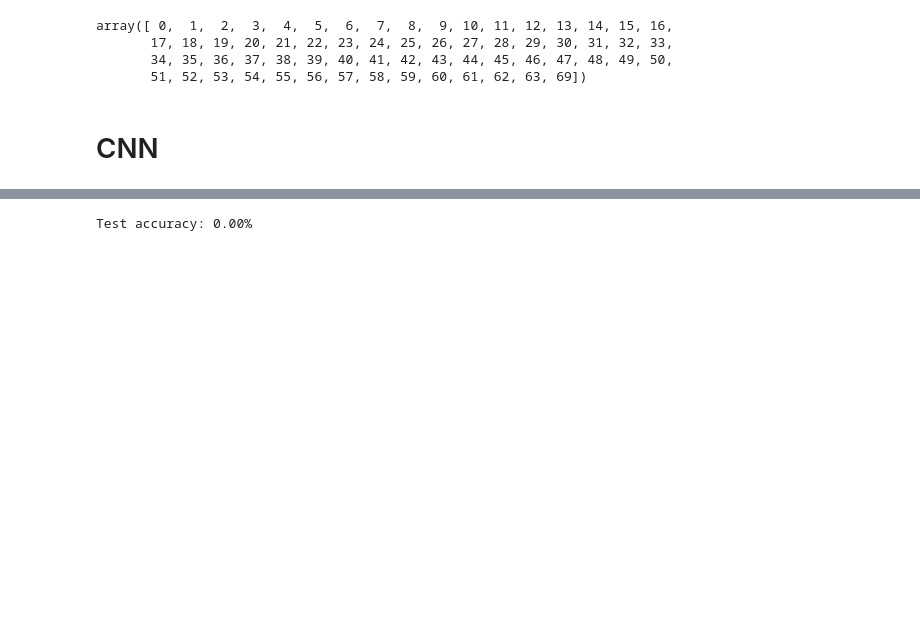
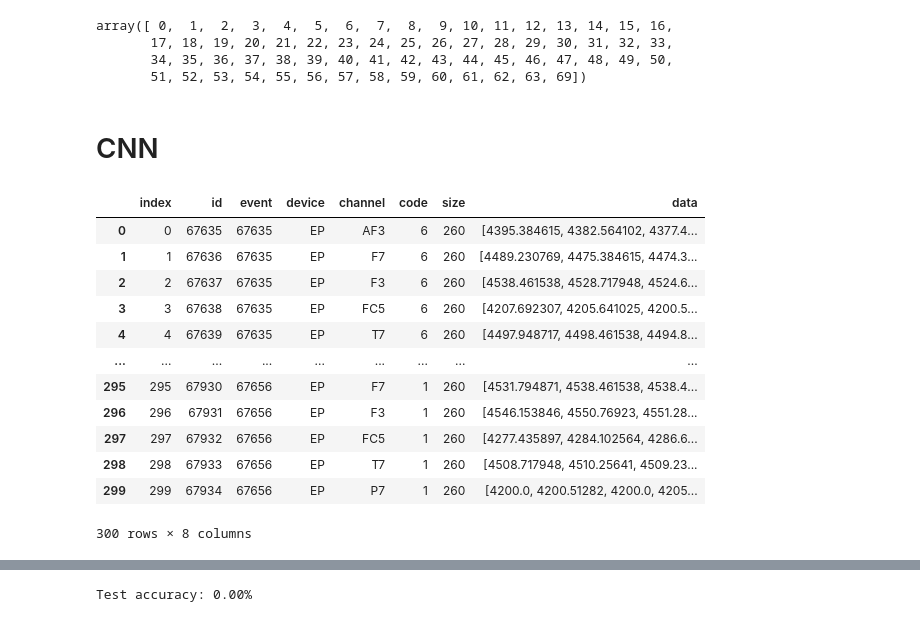
Before and after one commit to IImbryk/NMA_MindBigData, a Jupyter notebook: mnist_for_brain2.ipynb, the cells around one changed output, grey strips where cells are left out. Drawn from its saved outputs; the diff is of its cells as text; code cells hidden in the pictures; blank space fills up the shorter version.

```diff
--- a/mnist_for_brain2.ipynb
+++ b/mnist_for_brain2.ipynb
@@ -540,6 +545,22 @@ X = torch.tensor(df_interpolation['data']).float() # data_EP1.drop(columns=['id'
 
 
 X_train, X_test, y_train, y_test = train_test_split(X, y, shuffle=False, train_size=14*19, test_size=14*2)
+# %%
+df_interpolation
+# %% [output]
+|  | index | id | event | device | channel | code | size | data |
+| 0 | 0 | 67635 | 67635 | EP | AF3 | 6 | 260 | [4395.384615, 4382.564102, 4377.4... |
+| 1 | 1 | 67636 | 67635 | EP | F7 | 6 | 260 | [4489.230769, 4475.384615, 4474.3... |
+| 2 | 2 | 67637 | 67635 | EP | F3 | 6 | 260 | [4538.461538, 4528.717948, 4524.6... |
+| 3 | 3 | 67638 | 67635 | EP | FC5 | 6 | 260 | [4207.692307, 4205.641025, 4200.5... |
+| 4 | 4 | 67639 | 67635 | EP | T7 | 6 | 260 | [4497.948717, 4498.461538, 4494.8... |
+| ... | ... | ... | ... | ... | ... | ... | ... | ... |
+| 295 | 295 | 67930 | 67656 | EP | F7 | 1 | 260 | [4531.794871, 4538.461538, 4538.4... |
+| 296 | 296 | 67931 | 67656 | EP | F3 | 1 | 260 | [4546.153846, 4550.76923, 4551.28... |
+| 297 | 297 | 67932 | 67656 | EP | FC5 | 1 | 260 | [4277.435897, 4284.102564, 4286.6... |
+| 298 | 298 | 67933 | 67656 | EP | T7 | 1 | 260 | [4508.717948, 4510.25641, 4509.23... |
+| 299 | 299 | 67934 | 67656 | EP | P7 | 1 | 260 | [4200.0, 4200.51282, 4200.0, 4205... |
+300 rows × 8 columns
 # %%
 # for i in df_interpolation['event'].unique():
   # b = df_interpolation.query('event==@i')
```
Also changed, not shown: parts of 25 cells of this notebook.
